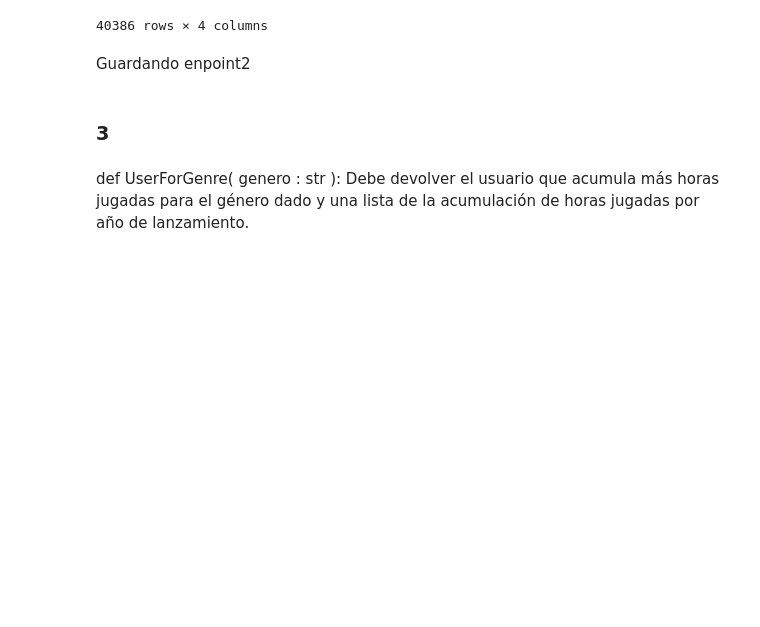
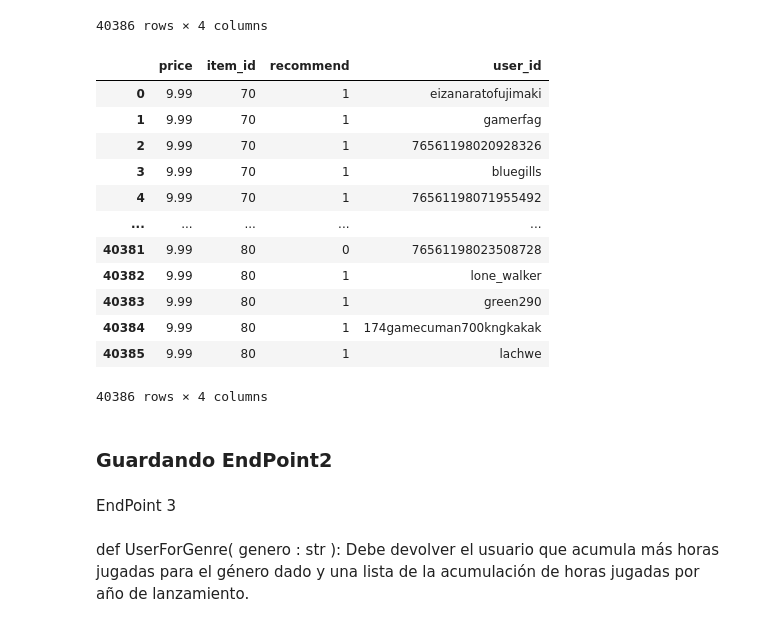
Before and after one commit to MAYKJOEL/Sistema_de_Recomendacion_de_Videojuegos_Steam, a Jupyter notebook: 4-FASTAPI/DF_x_Endpoints.ipynb, the cells around one changed output. Drawn from its saved outputs; the diff is of its cells as text; code cells hidden in the pictures; blank space fills up the shorter version.

```diff
--- a/4-FASTAPI/DF_x_Endpoints.ipynb
+++ b/4-FASTAPI/DF_x_Endpoints.ipynb
@@ -104,15 +138,33 @@ df_User_id
 | 40384 | 9.99 | 80 | 1 | 174gamecuman700kngkakak |
 | 40385 | 9.99 | 80 | 1 | lachwe |
 40386 rows × 4 columns
-# %% [markdown]
-Guardando enpoint2
+# %%
+#convertimos a minusculas la columna user_id
+df_User_id["user_id"] = df_User_id["user_id"].str.lower()
+df_User_id
+# %% [output]
+|  | price | item_id | recommend | user_id |
+| 0 | 9.99 | 70 | 1 | eizanaratofujimaki |
+| 1 | 9.99 | 70 | 1 | gamerfag |
+| 2 | 9.99 | 70 | 1 | 76561198020928326 |
+| 3 | 9.99 | 70 | 1 | bluegills |
+| 4 | 9.99 | 70 | 1 | 76561198071955492 |
+| ... | ... | ... | ... | ... |
+| 40381 | 9.99 | 80 | 0 | 76561198023508728 |
+| 40382 | 9.99 | 80 | 1 | lone_walker |
+| 40383 | 9.99 | 80 | 1 | green290 |
+| 40384 | 9.99 | 80 | 1 | 174gamecuman700kngkakak |
+| 40385 | 9.99 | 80 | 1 | lachwe |
+40386 rows × 4 columns
+# %% [markdown]
+### Guardando EndPoint2
 # %%
 tabla = pa.Table.from_pandas(df_User_id) # convertimos el dataframe en una tabla de pyarrow
 pq.write_table(tabla,"../0-DATA/2User_id.parquet") # guardamos la tabla en formato parquet
 # %%
 df_User_id.to_csv("../0-DATA/2User_id.csv", index=False, encoding="utf-8")
 # %% [markdown]
-### 3
+EndPoint 3
 # %% [markdown]
 def UserForGenre( genero : str ): Debe devolver el usuario que acumula más horas jugadas para el género dado y una lista de la acumulación de horas jugadas por año de lanzamiento.
 # %%
```
Also changed, not shown: parts of 38 cells of this notebook, 24 other files.
